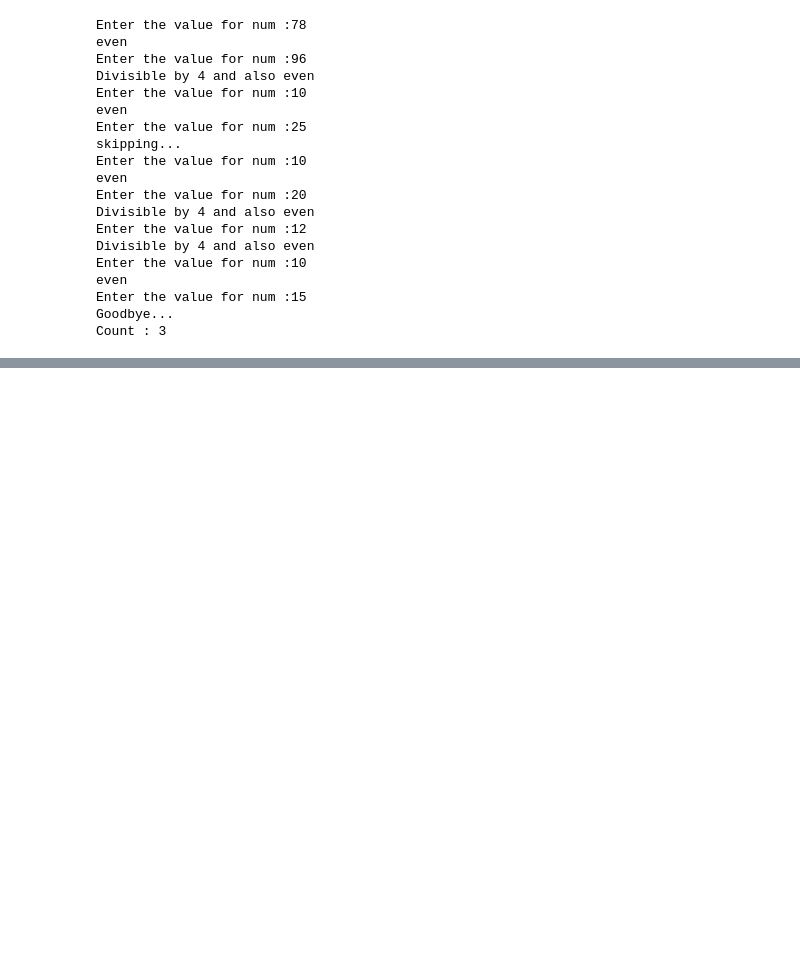
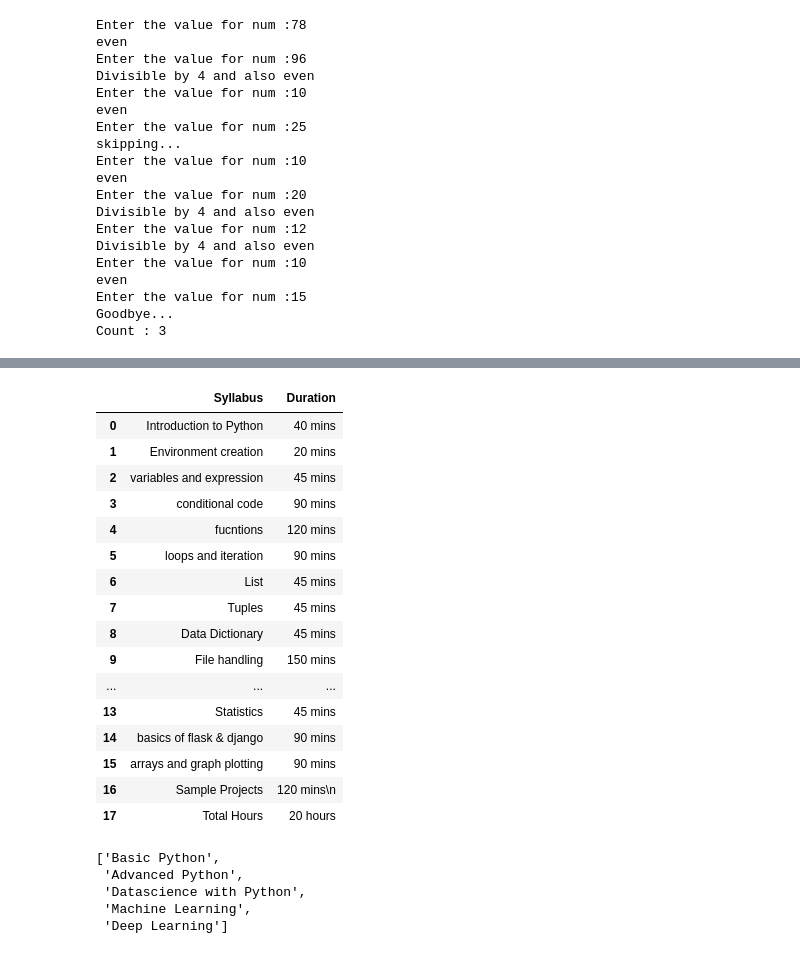
Before and after one commit to devi-mudaliyar/Agilisium_python, a Jupyter notebook: Agilisium.ipynb, the cells around one changed output, grey strips where cells are left out. Cells and saved outputs as stored; diff of their text form; code cells hidden in the pictures; blank space fills up the shorter version.

```diff
--- a/Agilisium.ipynb
+++ b/Agilisium.ipynb
@@ -156,0 +886,22 @@ for loop
+# %%
+excelData = pd.read_excel("./Course Syllabus.xlsx")
+# %%
+excelData
+# %% [output]
+|  | Syllabus | Duration |
+| 0 | Introduction to Python | 40 mins |
+| 1 | Environment creation | 20 mins |
+| 2 | variables and expression | 45 mins |
+| 3 | conditional code | 90 mins |
+| 4 | fucntions | 120 mins |
+| 5 | loops and iteration | 90 mins |
+| 6 | List | 45 mins |
+| 7 | Tuples | 45 mins |
+| 8 | Data Dictionary | 45 mins |
+| 9 | File handling | 150 mins |
+| ... | ... | ... |
+| 13 | Statistics | 45 mins |
+| 14 | basics of flask & django | 90 mins |
+| 15 | arrays and graph plotting | 90 mins |
+| 16 | Sample Projects | 120 mins\n |
+| 17 | Total Hours | 20 hours |
@@ -156,0 +910,8 @@ for loop
+# %%
+excel.sheet_names
+# %% [output]
+['Basic Python',
+ 'Advanced Python',
+ 'Datascience with Python',
+ 'Machine Learning',
+ 'Deep Learning']
```
Also changed, not shown: parts of 169 cells of this notebook, 4 other files.
